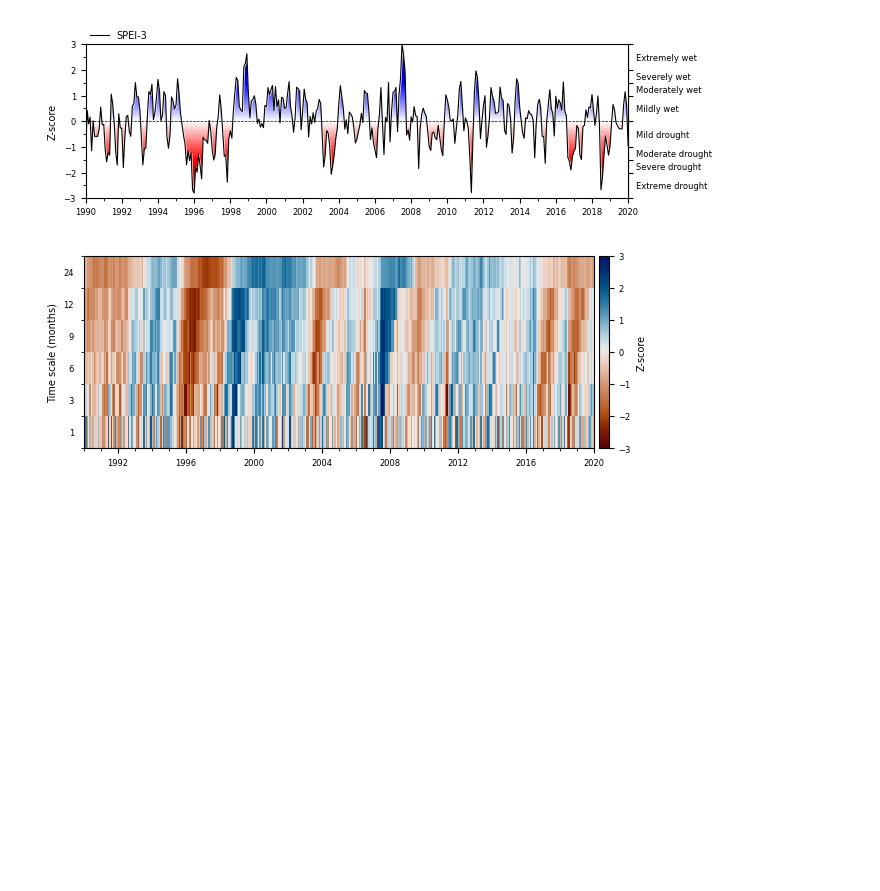
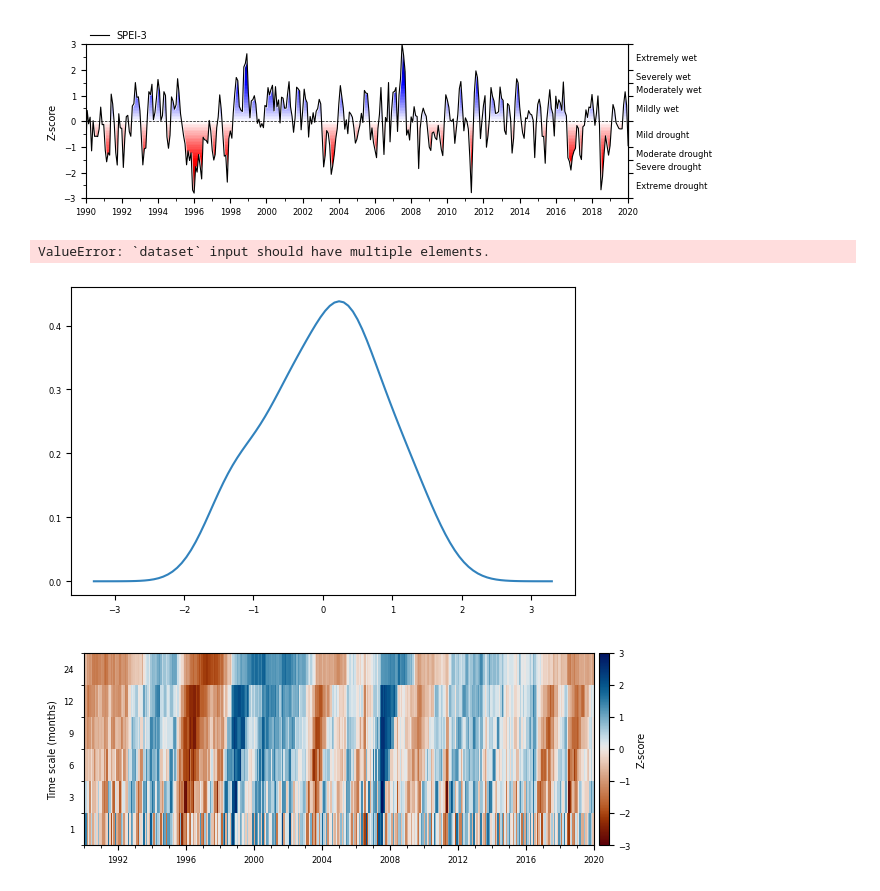
Before and after one commit to martinvonk/SPEI, a Jupyter notebook: paper/paper.ipynb, the cells around one changed output. Saved outputs shown, nothing was run; the diff lists cells and outputs as text; code cells hidden in the pictures; blank space fills up the shorter version.

Commit message:
add monthly density plot

```diff
--- a/paper/paper.ipynb
+++ b/paper/paper.ipynb
@@ -536,6 +536,15 @@ ax.set_ylabel("Z-score")
 ax.get_figure().savefig("figures/spei3.png", dpi=300, bbox_inches="tight")
 # %% [output]
 [figure]
+# %%
+si.plot.monthly_density(
+    spei3,
+    years=[2018, 1996],
+    months=[4],
+)
+# %% [output]
+ValueError: `dataset` input should have multiple elements.
+[figure, added]
 # %%
 speis = [
     spei1.rename("1"),
```
